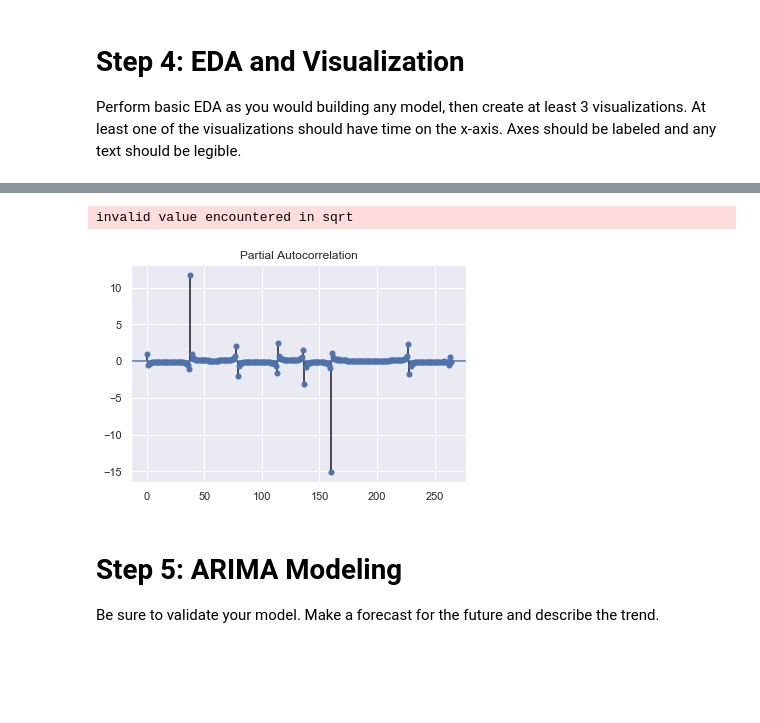
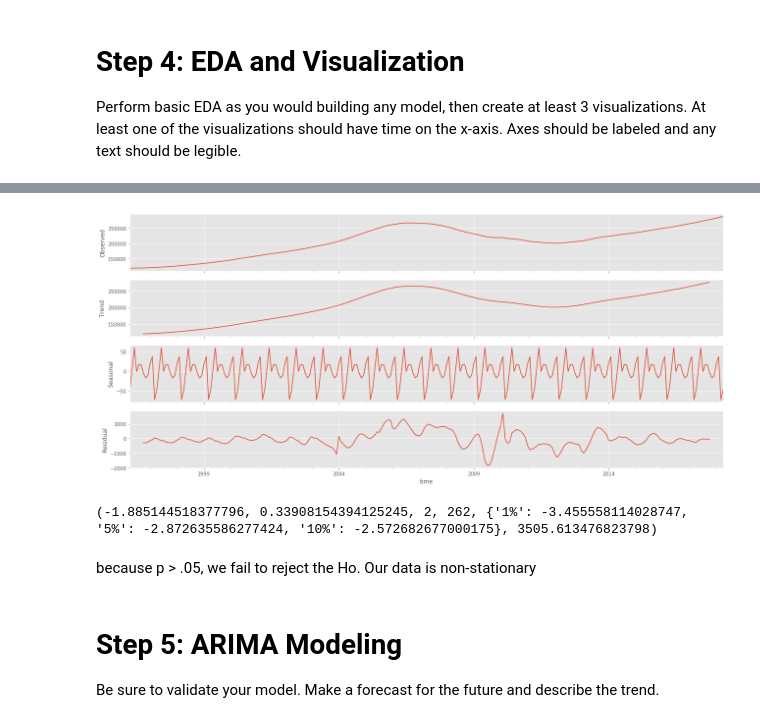
Before and after one commit to harrisonmiller13/nyc-mhtn-ds-060319-lectures, a Jupyter notebook: Mod_4/Mod_4_Project/mod_4_starter_notebook.ipynb, the cells around one changed output, grey strips where cells are left out. Cells and saved outputs as stored; diff of their text form; code cells hidden in the pictures; blank space fills up the shorter version.

```diff
--- a/Mod_4/Mod_4_Project/mod_4_starter_notebook.ipynb
+++ b/Mod_4/Mod_4_Project/mod_4_starter_notebook.ipynb
@@ -220,9 +141,17 @@ invalid value encountered in sqrt
-# %%
-plot_pacf(time_series_diff2,alpha = .05)
-pyplot.show()
-# %% [output]
-invalid value encountered in sqrt
-[figure, removed]
+# %%
+decomposition = sm.tsa.seasonal_decompose(time_series, model='additive')
+fig = decomposition.plot()
+plt.show()
+# %% [output]
+[figure, added]
+# %%
+#dickey fuller test to check for stationarity
+dftest = adfuller(time_series['value'])
+print(dftest)
+# %% [output]
+(-1.885144518377796, 0.33908154394125245, 2, 262, {'1%': -3.455558114028747, '5%': -2.872635586277424, '10%': -2.572682677000175}, 3505.613476823798)
+# %% [markdown]
+because p > .05, we fail to reject the Ho.  Our data is non-stationary
 # %% [markdown]
 # Step 5: ARIMA Modeling
 Be sure to validate your model.  Make a forecast for the future and describe the trend.
```
Also changed, not shown: parts of 30 cells of this notebook.
